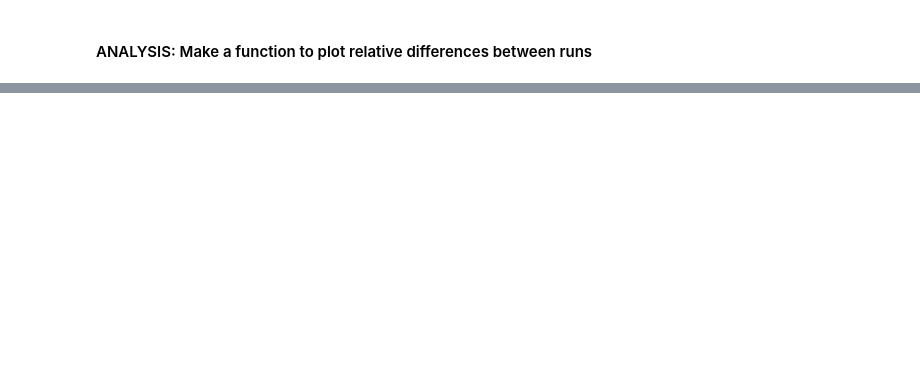
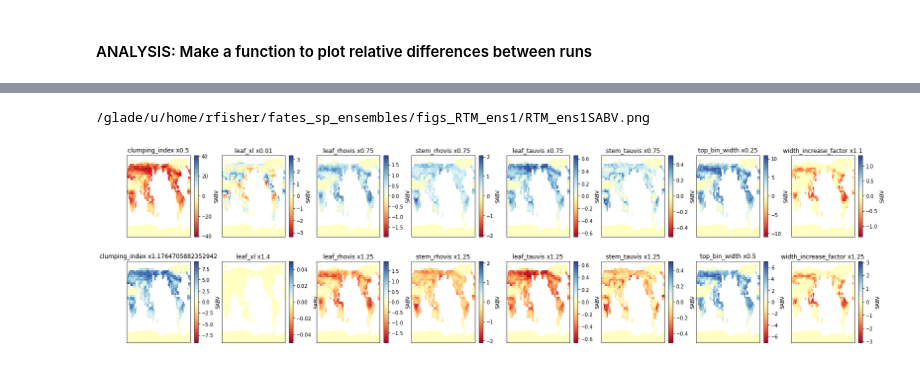
Before and after one commit to adrifoster/fates-global-cal, a Jupyter notebook: jupyter_ppe_scripts/generic_ensemble_script.ipynb, the cells around one changed output, grey strips where cells are left out. Drawn from its saved outputs; the diff is of its cells as text; code cells hidden in the pictures; blank space fills up the shorter version.

```diff
--- a/jupyter_ppe_scripts/generic_ensemble_script.ipynb
+++ b/jupyter_ppe_scripts/generic_ensemble_script.ipynb
@@ -638,5 +650,8 @@ make_diff_figure(dsc,1,rel,conv,ncases,parameter_list)
 # %%
 conv=1
-make_diff_figure(dsc,2,rel,conv,ncases,parameter_list)
+make_diff_figure(dsc,2,rel,conv,ncases,pmode,parameter_list)
+# %% [output]
+/glade/u/home/rfisher/fates_sp_ensembles/figs_RTM_ens1/RTM_ens1SABV.png
+[figure, added]
 # %%
 conv=1
```
Also changed, not shown: parts of 23 cells of this notebook, 8 other files.
